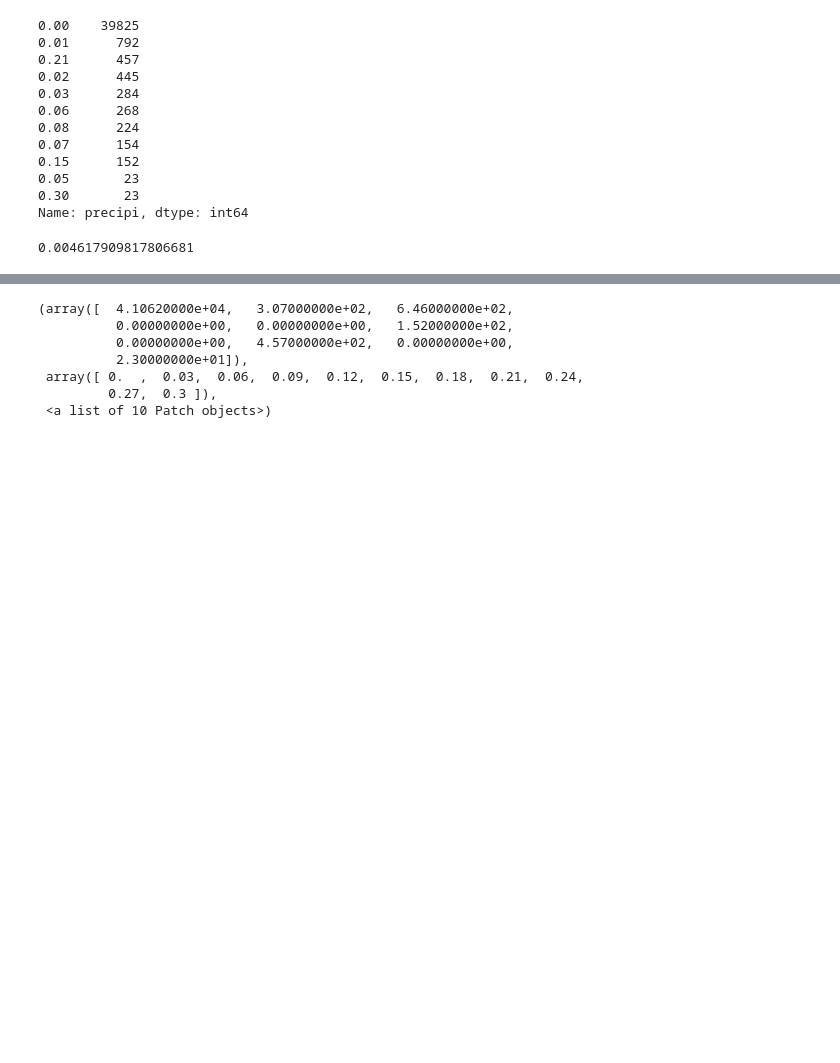
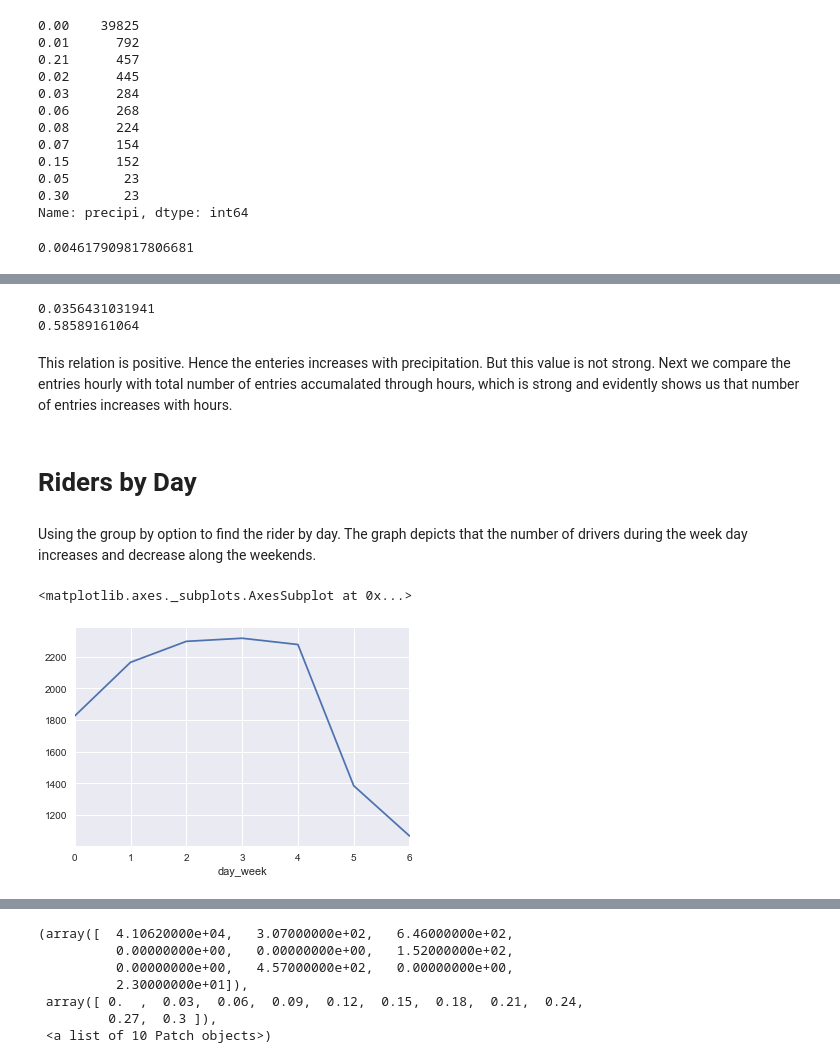
Before and after one commit to AswathKiruba/Python, a Jupyter notebook: EDA/NYC_Weather_EDA.ipynb, the cells around one changed output, grey strips where cells are left out. Saved outputs shown, nothing was run; the diff lists cells and outputs as text; code cells hidden in the pictures; blank space fills up the shorter version.

```diff
--- a/EDA/NYC_Weather_EDA.ipynb
+++ b/EDA/NYC_Weather_EDA.ipynb
@@ -288,0 +189,18 @@ Name: hour, Length: 42647, dtype: float64
+# %%
+print correlation(df1['ENTRIESn_hourly'], df1['meanprecipi'])
+print correlation(df1['ENTRIESn_hourly'], df1['ENTRIESn'])
+# %% [output]
+0.0356431031941
+0.58589161064
+# %% [markdown]
+This relation is positive. Hence the enteries increases with precipitation. But this value is not strong. Next we compare the entries hourly with total number of entries accumalated through hours, which is strong and evidently shows us that number of entries increases with hours.
+# %% [markdown]
+# Riders by Day
+# %% [markdown]
+Using the group by option to find the rider by day. The graph depicts that the number of drivers during the week day increases and decrease along the weekends.
+# %%
+rider_by_day = df1.groupby('day_week').mean()['ENTRIESn_hourly']
+rider_by_day.plot()
+# %% [output]
+<matplotlib.axes._subplots.AxesSubplot at 0x...>
+[figure, added]
```
Also changed, not shown: parts of 65 cells of this notebook.
